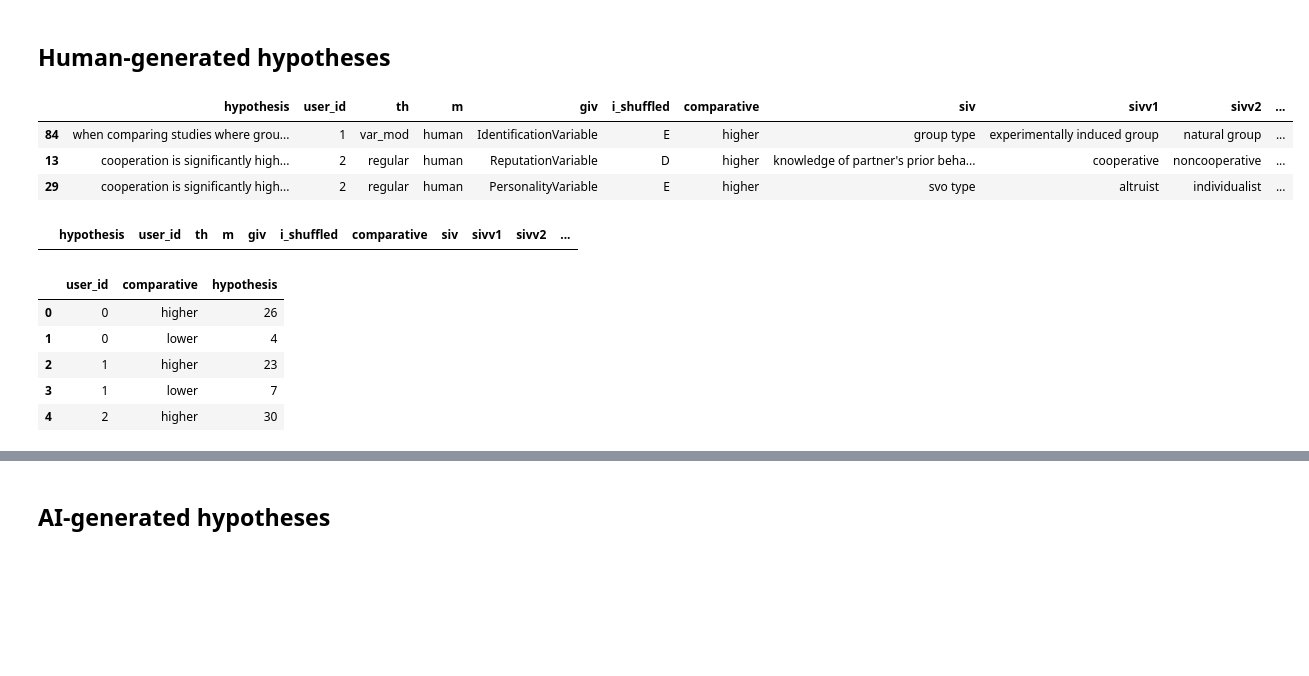
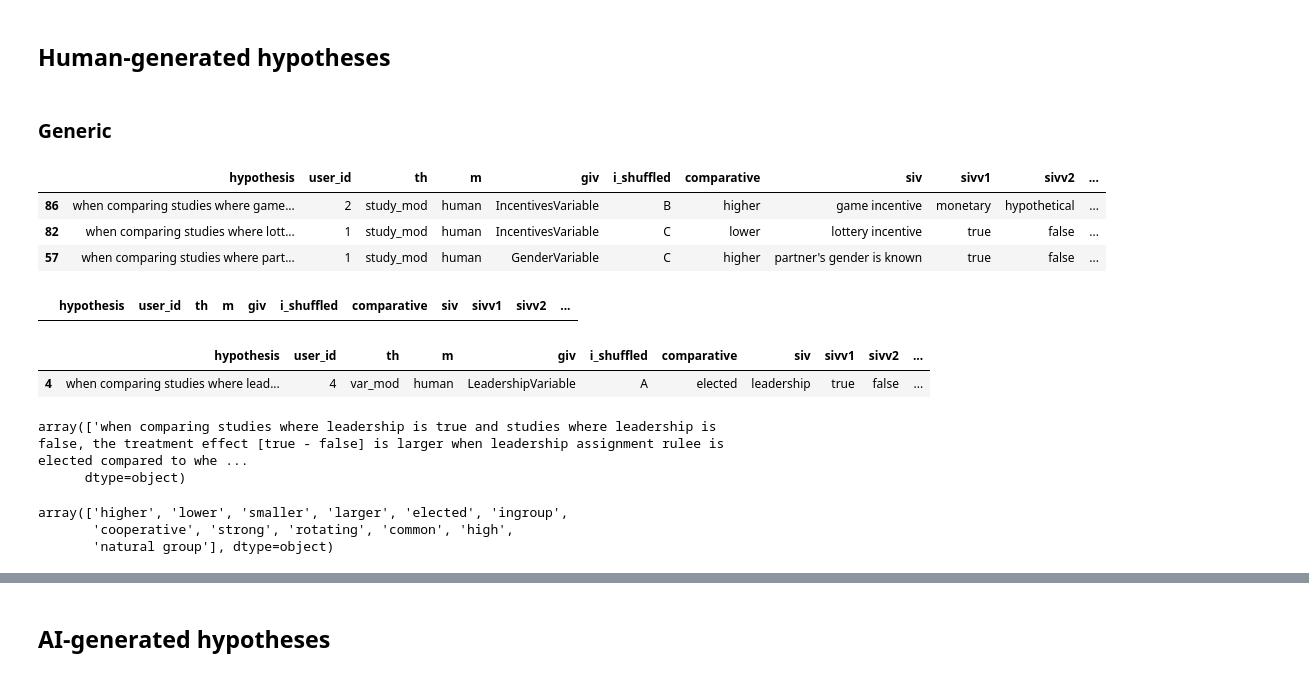
Before and after one commit to InesBlin/coda_hypothesis_generation, a Jupyter notebook: experiments/user_studies/analyse_user_studies.ipynb, the cells around one changed output, grey strips where cells are left out. Drawn from its saved outputs; the diff is of its cells as text; code cells hidden in the pictures; blank space fills up the shorter version.

```diff
--- a/experiments/user_studies/analyse_user_studies.ipynb
+++ b/experiments/user_studies/analyse_user_studies.ipynb
@@ -23,12 +23,15 @@ TEMPLATES_REGEX = {
         r"when comparing studies where (.+) is (.+) and studies where (.+) is (.+), cooperation is significantly (.+) when (.+) is (.+) compared to when (.+) has another value.",
         r"when comparing studies where (.+) is (.+) and studies where (.+) is (.+), cooperation is significantly (.+) when (.+) is (.+) compared to when (.+) is .+",
         r"when comparing studies where (.+) is (.+) and studies where (.+) is (.+), cooperation is significantly (.+) when (.+) was (.+) compared to when (.+) was .+",
-        r"when comparing studies where (.+) is (.+) and studies where (.+) is (.+), cooperation is significantly (.+) when (.+) was (.+) than when (.+) was .+"
+        r"when comparing studies where (.+) is (.+) and studies where (.+) is (.+), cooperation is significantly (.+) when (.+) was (.+) than when (.+) was .+",
+        r"when comparing studies where (.+) is (.+) and where (.+) is (.+), cooperation is significantly (.+) when (.+) is (.+) compared to when (.+) has another value.",
+        r"when comparing studies where (.+) is (.+) and studies where (.+) is (.+), .+ is (.+) when (.+) is (.+) compared to when (.+) is .+"
     ],
     "var_mod": [
         r"when comparing studies where (.+) is (.+) and studies where (.+) is (.+), cooperation from studies involving (.+) as (.+) is significantly (.+) than cooperation from studies involving (.+) as (.+).",
         r"when comparing studies where (.+) is (.+) and studies where (.+) is (.+), cooperation from (.+) as (.+) is significantly (.+) than cooperation from studies involving (.+) as (.+).",
-        r"when comparing studies where (.+) is (.+) and studies where (.+) is (.+), cooperation from studies involving (.+) as (.+) is (.+) than studies involving (.+) as (.+)."
+        r"when comparing studies where (.+) is (.+) and studies where (.+) is (.+), cooperation from studies involving (.+) as (.+) is (.+) than studies involving (.+) as (.+).",
+        r"when comparing studies where (.+) is (.+) and studies where (.+) is (.+), .+ is (.+) when (.+) is (.+) compared to when (.+) is (.+)"
     ]
 }
 TEMPLATES_VAR = {
@@ -51,6 +65,8 @@ all_results.head(3)
 3 rows × 109 columns
 # %% [markdown]
 ## Human-generated hypotheses
+# %% [markdown]
+### Generic
 # %%
 human_h_start_col = "Please formulate the top 5 hypotheses that are the most relevant or interesting to investigate."
 human_h_orig = all_results[[x for x in all_results.columns if x.startswith(human_h_start_col)]]
@@ -59,15 +75,36 @@ human_h = pd.DataFrame(columns=["hypothesis", "user_id", "th", "m", "giv", "i_sh
 
 def preprocess_h(text, pattern):
     """ Pre-processing hypotheses (sometimes there is a difference across writings) """
+    text = text.replace("\\t", " ")
     text = re.sub(pattern, '', text) \
         .replace(". .", ".").lower().replace("higer", "higher") \
             .replace(" .", ".").replace("’", "'").strip()
     to_replace = [
         ("knowledge of the partner's behavior", "knowledge of partner's prior behavior"),
-        ("participant's gender is known", "partner's gender is known")
+        ("participant's gender is known", "partner's gender is known"),
+        ('game incentives', 'game incentive'),
+        ("leader's behaviour", "leader's behavior"),
+        ('non-cooperative', 'noncooperative'),
+        ('endogenous leadershi', 'endogenous leadership'),
+        ('entitativity leve', 'entitativity level'),
+        ('group typ', 'group type'),
+        ('identification leve', 'identification level'),
+        ('knowledge of group membershi', 'knowledge of group membership'),
+        ('leadership assignment rul', 'leadership assignment rule'),
+        ("leader's assignment rul", 'leadership assignment rule'),
+        ("leader's characteristi", "leader's characteristic"),
+        ('leadership rol', 'leadership role'),
+        ('in-group', 'ingroup'),
+        ("academic", "academic discipline"),
+        ("academic discipline discipline", "academic discipline")
     ]
     for old, new in to_replace:
         text = text.replace(old, new)
+    return text
+
+def format_h(text):
+    for letter in ["A", "B", "C", "D", "E"]:
+        text = text.replace(f"({letter})", f"{letter}-")
     return text
 
 def update_row(row, val):
@@ -79,47 +116,54 @@ def update_row(row, val):
     row["i_shuffled"] = str(row["hypothesis"].split("-")[0])
     row["hypothesis"] = "-".join(row["hypothesis"].split("-")[1:]).strip()
     pattern = r'\((\d+)\)'
     score = re.search(pattern, row["hypothesis"])
     if score:
         row["score"] = int(score.group(1))
     else:
         row["score"] = None
     row["hypothesis"] = preprocess_h(row["hypothesis"], pattern)
 
     for regex in TEMPLATES_REGEX[th]:
         matches = list(re.finditer(regex, row["hypothesis"], re.MULTILINE))
         if matches:
             grouped = list(matches)[0].groups()
             vals = {var: grouped[index] for index, var in enumerate(TEMPLATES_VAR[th])}
             for col in COLS_VAR:
                 row[col] = vals.get(col, None)
             break
 
     return row
 
 for val in H_ORDER:
-    human_h_orig.loc[:, val] = human_h_orig[val].apply(lambda x: [y for y in x.split("\n") if y])
+    human_h_orig.loc[:, val] = human_h_orig[val].apply(lambda x: [format_h(y) for y in x.split("\n") if y])
     curr_df = human_h_orig[[val]].explode(val).rename(columns={val: "hypothesis"})
     curr_df["user_id"] = curr_df.index
     curr_df = curr_df.apply(lambda row: update_row(row, val), axis=1)
     human_h = pd.concat([human_h, curr_df])
 
 human_h.reset_index(drop=True).sample(3)
 # %% [output]
 |  | hypothesis | user_id | th | m | giv | i_shuffled | comparative | siv | sivv1 | sivv2 | ... |
-| 84 | when comparing studies where grou... | 1 | var_mod | human | IdentificationVariable | E | higher | group type | experimentally induced group | natural group | ... |
-| 13 | cooperation is significantly high... | 2 | regular | human | ReputationVariable | D | higher | knowledge of partner's prior beha... | cooperative | noncooperative | ... |
-| 29 | cooperation is significantly high... | 2 | regular | human | PersonalityVariable | E | higher | svo type | altruist | individualist | ... |
+| 86 | when comparing studies where game... | 2 | study_mod | human | IncentivesVariable | B | higher | game incentive | monetary | hypothetical | ... |
+| 82 | when comparing studies where lott... | 1 | study_mod | human | IncentivesVariable | C | lower | lottery incentive | true | false | ... |
+| 57 | when comparing studies where part... | 1 | study_mod | human | GenderVariable | C | higher | partner's gender is known | true | false | ... |
 # %%
 human_h[human_h.comparative.isna()]
 # %% [output]
 |  | hypothesis | user_id | th | m | giv | i_shuffled | comparative | siv | sivv1 | sivv2 | ... |
-# %%
-human_h.groupby(["user_id", "comparative"]).agg({"hypothesis": "count"}).reset_index()
-# %% [output]
-|  | user_id | comparative | hypothesis |
-| 0 | 0 | higher | 26 |
-| 1 | 0 | lower | 4 |
-| 2 | 1 | higher | 23 |
-| 3 | 1 | lower | 7 |
-| 4 | 2 | higher | 30 |
+# %%
+human_h[human_h.comparative=="elected"]
+# %% [output]
+|  | hypothesis | user_id | th | m | giv | i_shuffled | comparative | siv | sivv1 | sivv2 | ... |
+| 4 | when comparing studies where lead... | 4 | var_mod | human | LeadershipVariable | A | elected | leadership | true | false | ... |
+# %%
+human_h[human_h.comparative=="elected"].hypothesis.values
+# %% [output]
+array(['when comparing studies where leadership is true and studies where leadership is false, the treatment effect [true - false] is larger when leadership assignment rulee is elected compared to whe ...
+      dtype=object)
+# %%
+human_h.comparative.unique()
+# %% [output]
+array(['higher', 'lower', 'smaller', 'larger', 'elected', 'ingroup',
+       'cooperative', 'strong', 'rotating', 'common', 'high',
+       'natural group'], dtype=object)
```
Also changed, not shown: parts of 34 cells of this notebook.
